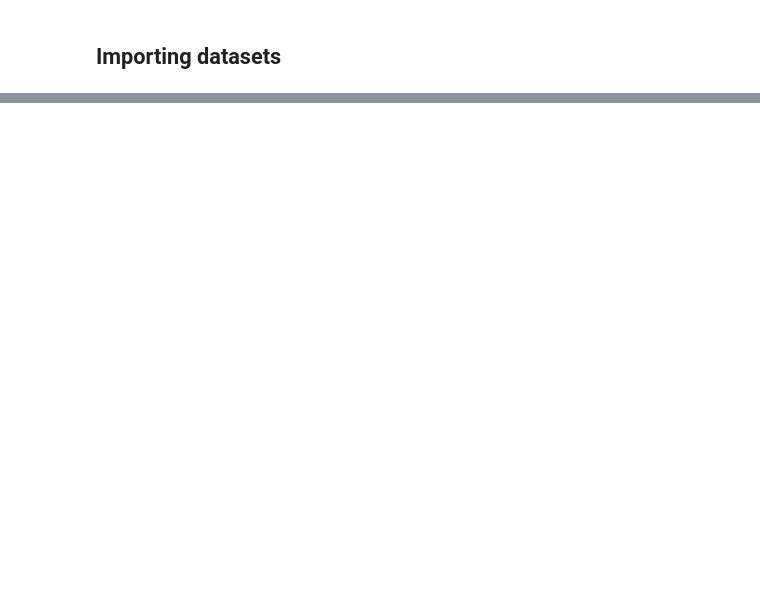
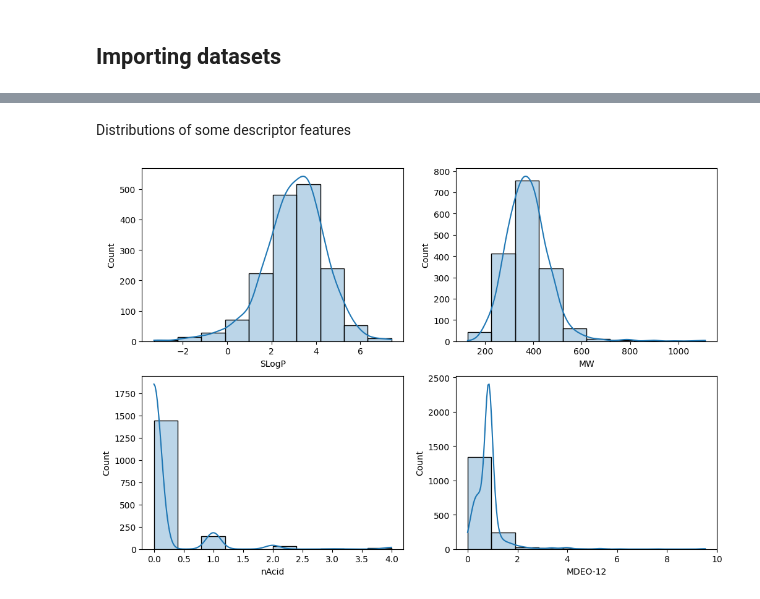
Before and after one commit to EugeneLamptey/VP16, a Jupyter notebook: Model building with mordred.ipynb, the cells around one changed output, grey strips where cells are left out. Drawn from its saved outputs; the diff is of its cells as text; code cells hidden in the pictures; blank space fills up the shorter version.

```diff
--- a/Model building with mordred.ipynb
+++ b/Model building with mordred.ipynb
@@ -234,0 +223,34 @@ X_train, X_test, y_train, y_test = train_test_split( X, y, test_size=0.30, rando
+# %%
+#Dropping missing values of 60% of the data and imputing missing values with KNN impute
+from math import ceil
+from sklearn.impute import SimpleImputer
+
+threshold = ceil(0.6*len(X_train))
+
+new_columns = X_train.columns[X_train.isnull().sum() <= threshold]
+X_train = X_train[new_columns].copy()
+
+impute = SimpleImputer().fit(X_train)
+X_train = pd.DataFrame(impute.transform(X_train), columns = new_columns)
+# %% [markdown]
+Distributions of some descriptor features
+# %%
+import seaborn as sns
+
+plt.figure(figsize = (12,8))
+
+plt.subplot(221)
+sns.histplot(X_train['SLogP'], bins = 10, kde = True, alpha = 0.3)
+
+plt.subplot(222)
+sns.histplot(X_train['MW'], bins = 10, kde = True, alpha = 0.3)
+
+plt.subplot(223)
+sns.histplot(X_train['nAcid'], bins = 10, kde = True, alpha = 0.3)
+
+plt.subplot(224)
+sns.histplot(X_train['MDEO-12'], bins = 10, kde = True, alpha = 0.3)
+
+plt.show()
+# %% [output]
+[figure, added]
```
Also changed, not shown: parts of 108 cells of this notebook, 1 other file.
